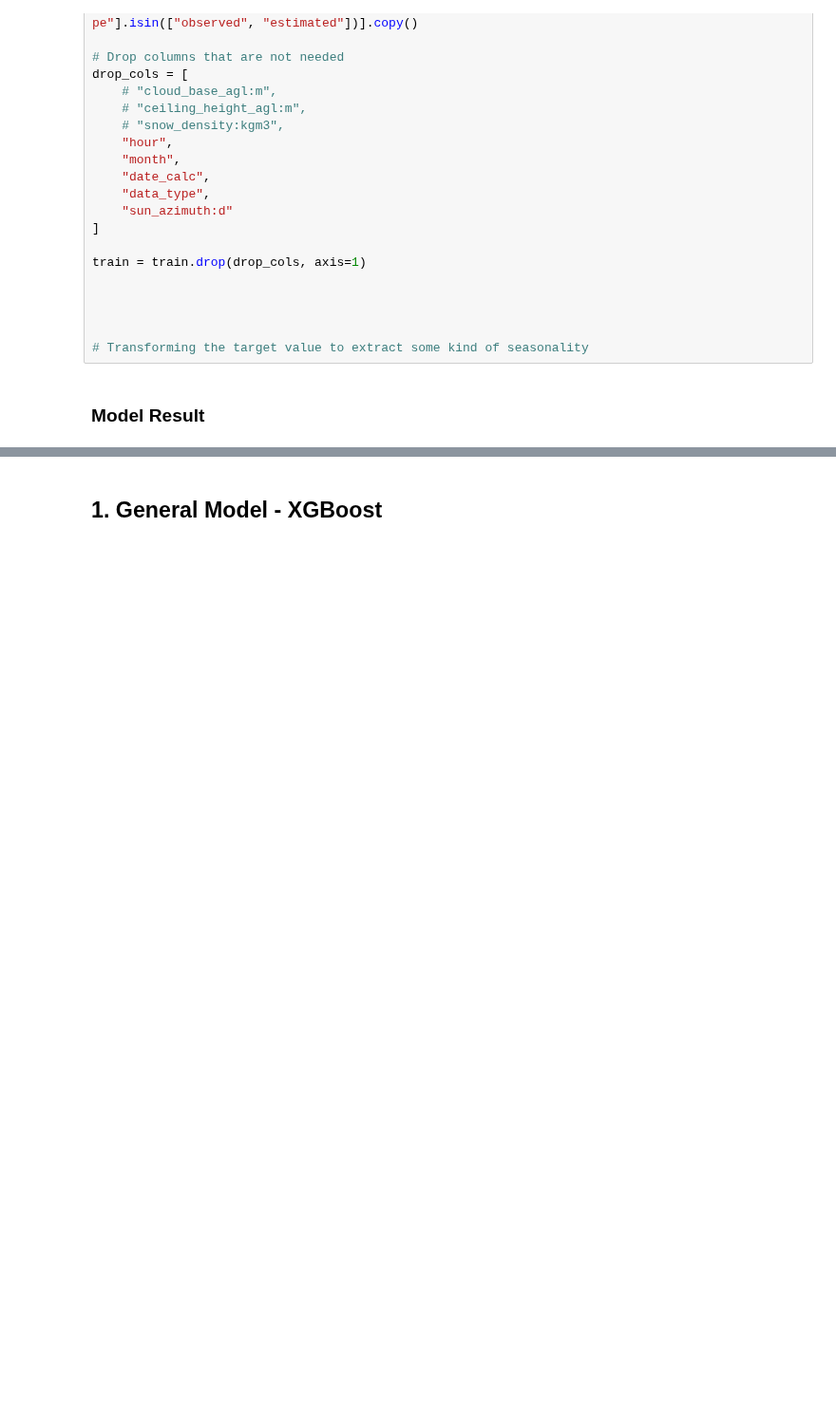
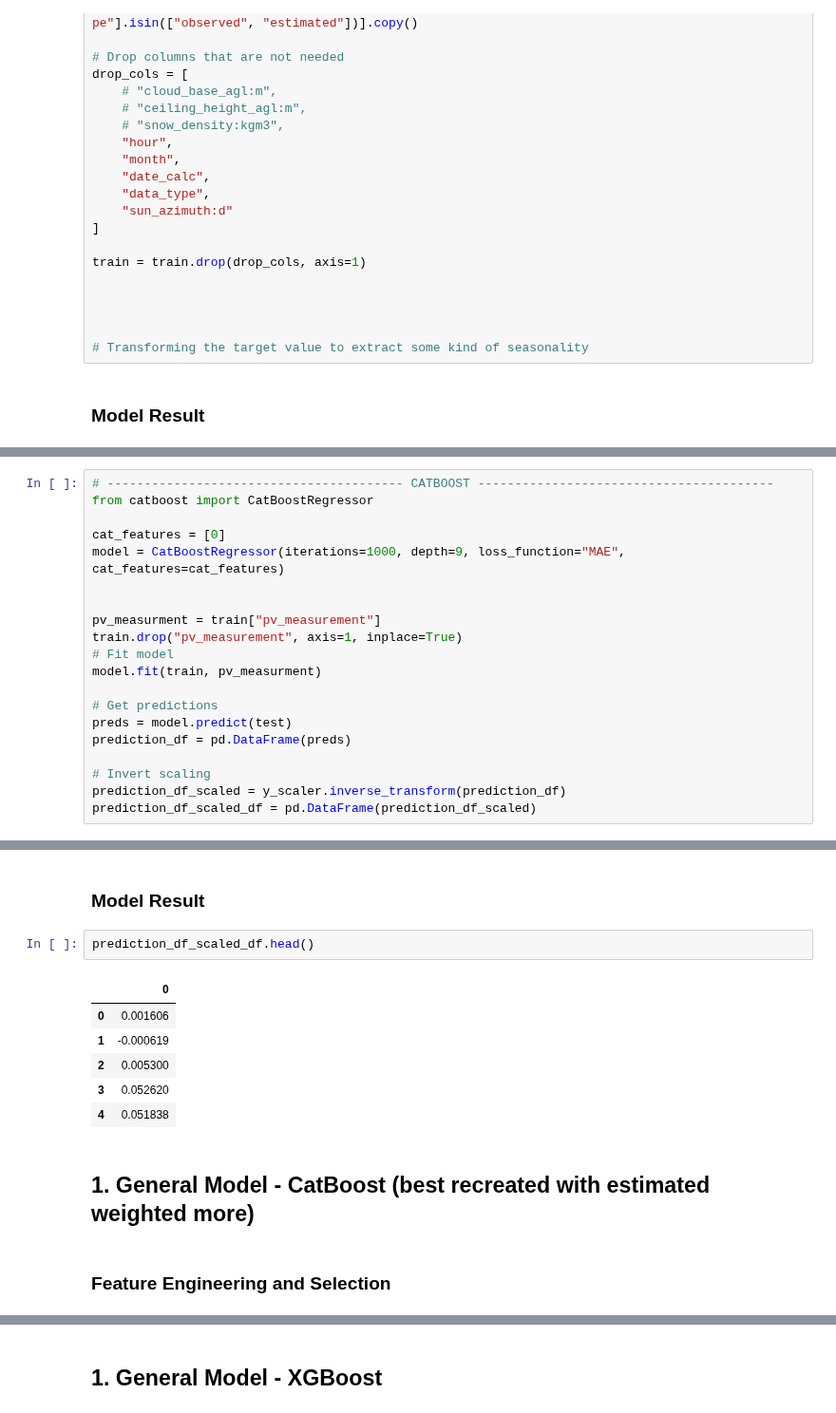
Before and after one commit to mathiasraa/tdt4173-forecasting, a Jupyter notebook: notebooks/modeling.ipynb, the cells around one changed output, grey strips where cells are left out. Shown at 95% size. Drawn from its saved outputs; the diff is of its cells as text; blank space fills up the shorter version.

```diff
--- a/notebooks/modeling.ipynb
+++ b/notebooks/modeling.ipynb
@@ -499,0 +550,20 @@ train = train.drop(drop_cols, axis=1)
+# %%
+# ---------------------------------------- CATBOOST ----------------------------------------
+from catboost import CatBoostRegressor
+
+cat_features = [0]
+model = CatBoostRegressor(iterations=1000, depth=9, loss_function="MAE", cat_features=cat_features)
+
+
+pv_measurment = train["pv_measurement"]
+train.drop("pv_measurement", axis=1, inplace=True)
+# Fit model
+model.fit(train, pv_measurment)
+
+# Get predictions
+preds = model.predict(test)
+prediction_df = pd.DataFrame(preds)
+
+# Invert scaling
+prediction_df_scaled = y_scaler.inverse_transform(prediction_df)
+prediction_df_scaled_df = pd.DataFrame(prediction_df_scaled)
@@ -499,0 +588,15 @@ train = train.drop(drop_cols, axis=1)
+# %% [markdown]
+### Model Result
+# %%
+prediction_df_scaled_df.head()
+# %% [output]
+|  | 0 |
+| 0 | 0.001606 |
+| 1 | -0.000619 |
+| 2 | 0.005300 |
+| 3 | 0.052620 |
+| 4 | 0.051838 |
+# %% [markdown]
+## 1. General Model - CatBoost (best recreated with estimated weighted more)
+# %% [markdown]
+### Feature Engineering and Selection
```
Also changed, not shown: parts of 13 cells of this notebook, 2 other files.
